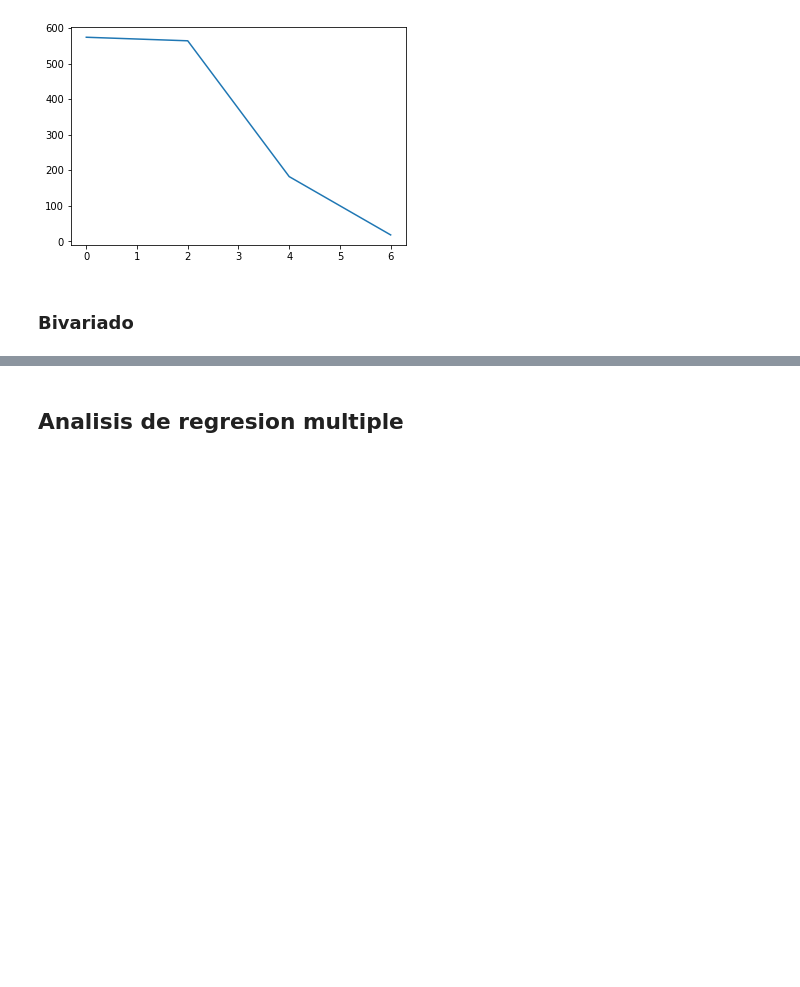
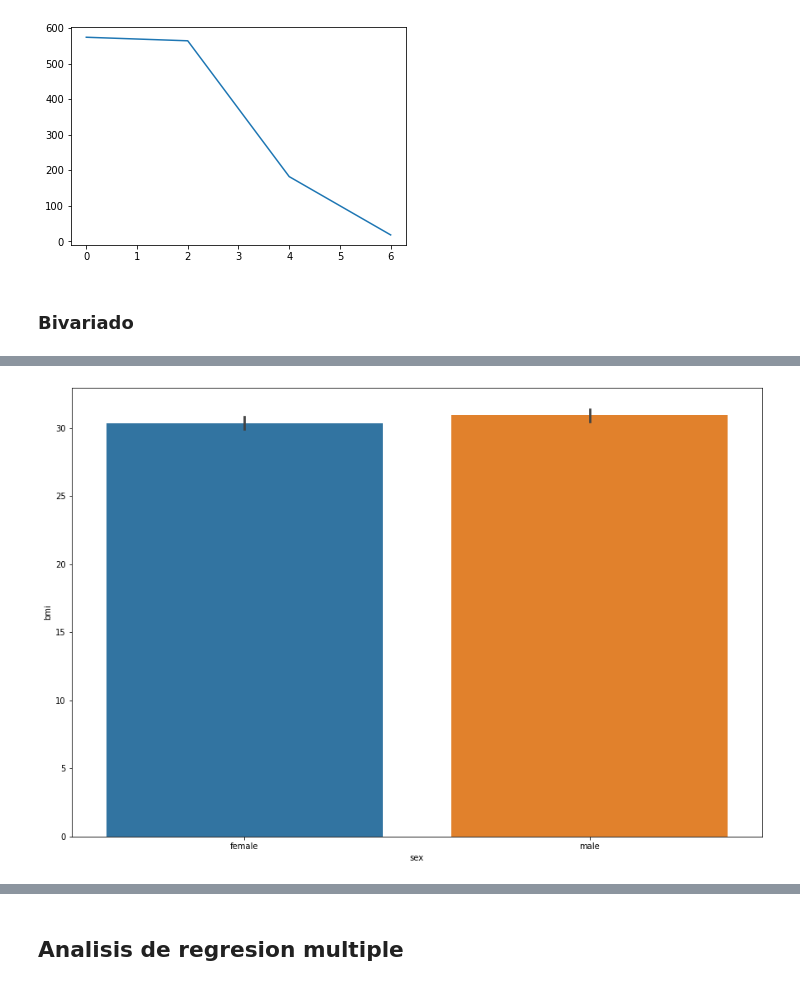
Before and after one commit to drmorales4/proyectoRegresion_BIM2, a Jupyter notebook: proyectoBIM2_medicalCostPersonal.ipynb, the cells around one changed output, grey strips where cells are left out. Cells and saved outputs as stored; diff of their text form; code cells hidden in the pictures; blank space fills up the shorter version.

```diff
--- a/proyectoBIM2_medicalCostPersonal.ipynb
+++ b/proyectoBIM2_medicalCostPersonal.ipynb
@@ -450,0 +507,6 @@ plt.plot(bins[:-1]+1, counts)
+# %%
+# Gráfica de barras:
+
+ax = sns.barplot(x="sex", y="bmi", data=data)
+# %% [output]
+[figure, added]
```
Also changed, not shown: parts of 12 cells of this notebook, 1 other file.
